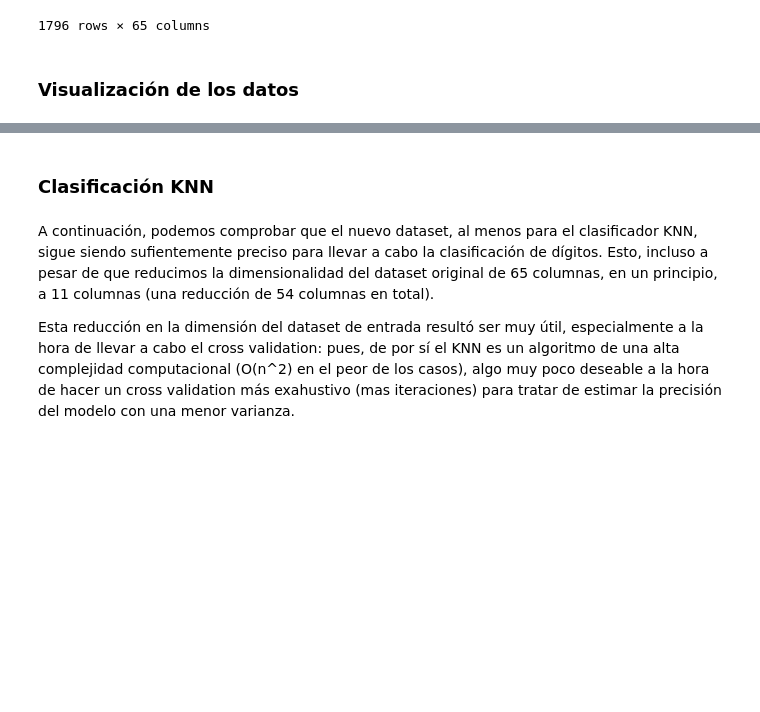
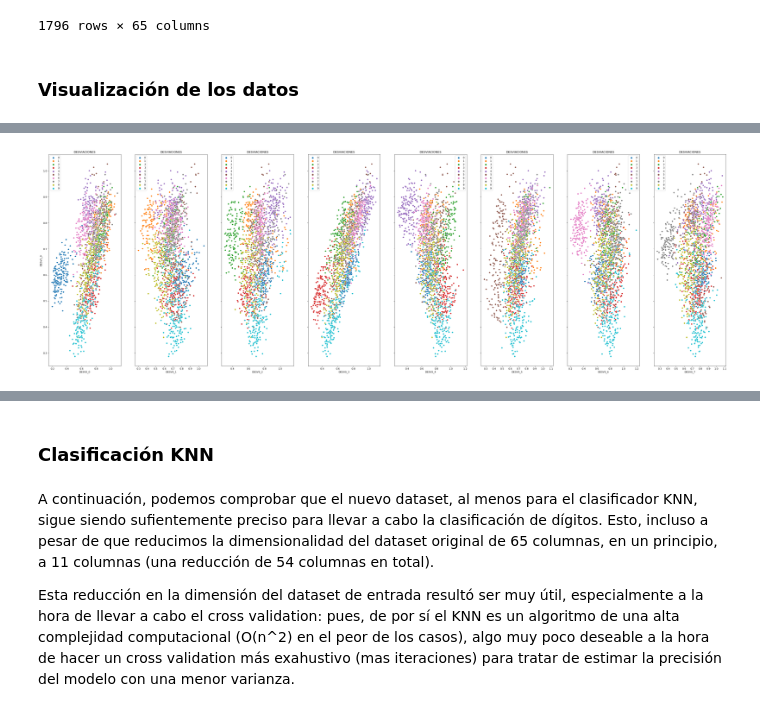
Before and after one commit to estebanhernandezr/Entregas-Semanales, a Jupyter notebook: Untitled22.ipynb, the cells around one changed output, grey strips where cells are left out. Saved outputs shown, nothing was run; the diff lists cells and outputs as text; code cells hidden in the pictures; blank space fills up the shorter version.

```diff
--- a/Untitled22.ipynb
+++ b/Untitled22.ipynb
@@ -379,3 +389,31 @@ ax = sns.scatterplot(desvs0, desvs9, etiqe, palette="tab10")
+# %%
+# PODEMOS GRAFICAR UNA COLUMNA CONTRA EL RESTO, PARA VERIFICAR QUE SIEMPRE
+# PODEMOS SEPARAR UNA CLASE SOBRE EL "EJE Y" DEL RESTO.
+def plot_separated_class(desvs_y, label):
+    fig, (ax0, ax1, ax2, ax3, ax4, ax5, ax6, ax7) = plt.subplots(ncols=8, sharey=True, figsize=(50, 16), dpi=80)
+    sns.scatterplot(desvs0, desvs_y, etiqe, palette="tab10", ax=ax0)
+    ax0.set(xlabel='DESVS_0', ylabel=label, title='DESVIACIONES')
+    sns.scatterplot(desvs1, desvs_y, etiqe, palette="tab10", ax=ax1)
+    ax1.set(xlabel='DESVS_1', ylabel=label, title='DESVIACIONES')
+    sns.scatterplot(desvs2, desvs_y, etiqe, palette="tab10", ax=ax2)
+    ax2.set(xlabel='DESVS_2', ylabel=label, title='DESVIACIONES')
+    sns.scatterplot(desvs3, desvs_y, etiqe, palette="tab10", ax=ax3)
+    ax3.set(xlabel='DESVS_3', ylabel=label, title='DESVIACIONES')
+    sns.scatterplot(desvs4, desvs_y, etiqe, palette="tab10", ax=ax4)
+    ax4.set(xlabel='DESVS_4', ylabel=label, title='DESVIACIONES')
+    sns.scatterplot(desvs5, desvs_y, etiqe, palette="tab10", ax=ax5)
+    ax5.set(xlabel='DESVS_5', ylabel=label, title='DESVIACIONES')
+    sns.scatterplot(desvs6, desvs_y, etiqe, palette="tab10", ax=ax6)
+    ax6.set(xlabel='DESVS_6', ylabel=label, title='DESVIACIONES')
+    sns.scatterplot(desvs7, desvs_y, etiqe, palette="tab10", ax=ax7)
+    ax7.set(xlabel='DESVS_7', ylabel=label, title='DESVIACIONES')
+# %%
+# PODEMOS UTILIZAR LA VISUALIZACIÓN ANTERIOR PARA SEPARAR VISUALMENTE UNA CLASE
+# PUEDE VARIAR LA CLASE QUE QUIERE SEPARAR
+# NOTARÁ QUE LA CLASE SOBRESALDRA DEL RESTO HACIA ABAJO EN EL "EJE Y"
+plot_separated_class(desvs9, "DESVS_9")
+# %% [output]
+[figure, added]
 # %%
 # LAS COLUMNAS ANTERIORES DEFINEN UN NUEVO DATA SET CON LAS DESVIACIONES
 # QUE CARACTERIZAN CADA DIGITO.
```
Also changed, not shown: parts of 16 cells of this notebook.
